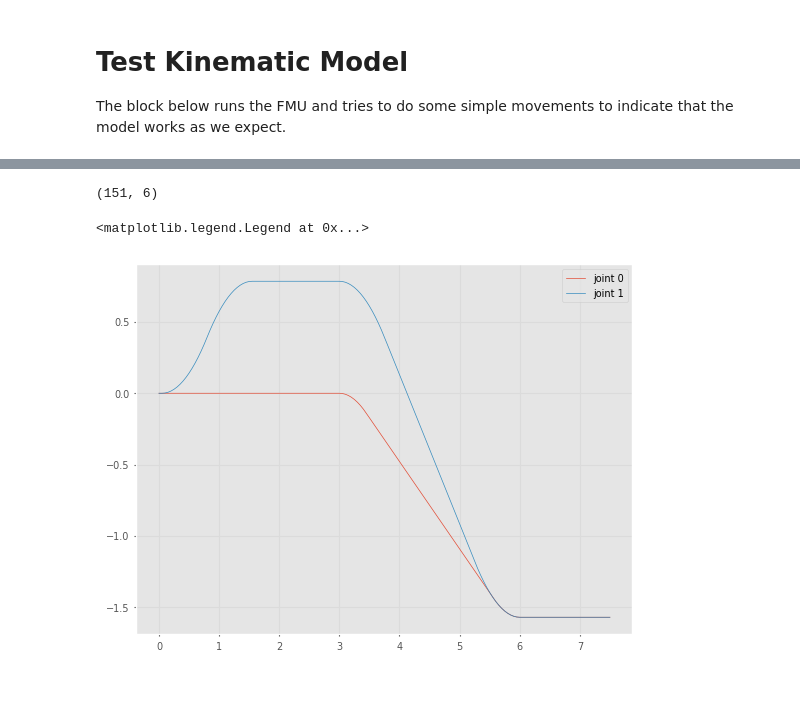
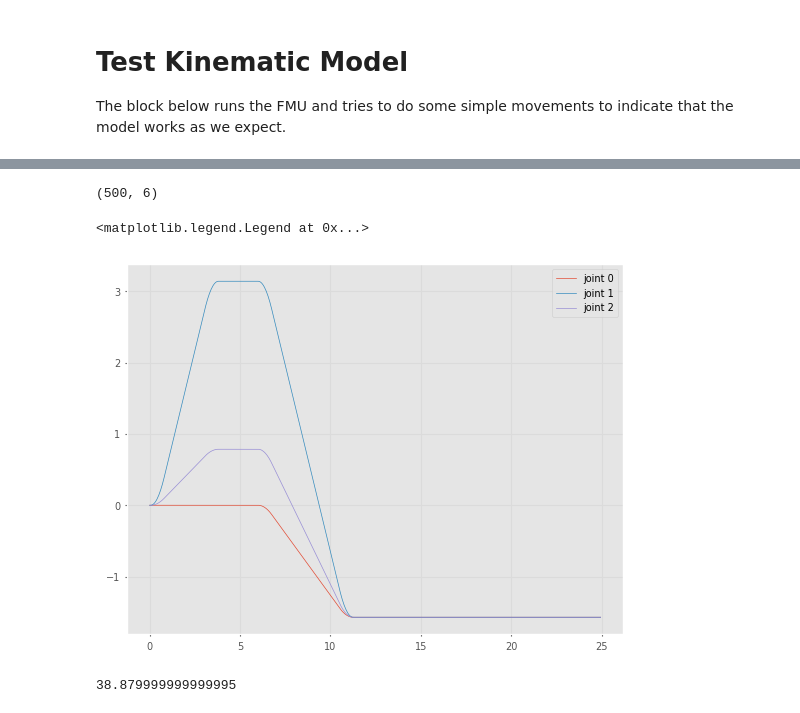
Before and after one commit to ChristianPorsmose/UR3eDTCourse, a Jupyter notebook: DTsolution/models/kinematic_model.ipynb, the cells around one changed output, grey strips where cells are left out. Cells and saved outputs as stored; diff of their text form; code cells hidden in the pictures.

```diff
--- a/DTsolution/models/kinematic_model.ipynb
+++ b/DTsolution/models/kinematic_model.ipynb
@@ -72,14 +72,14 @@ dt = 0.05
 time = [0]
 angle_history = []
 angle_history.append(model.current_joint_angles.copy())
-for i in range(1, 151):
+for i in range(1, 500):
     time.append(i*dt)
     model.fmi2DoStep(time[-1], dt)
     if time[-1] >= 0 and not move1made:
         move1made = True
-        model.fmi2SetCommandedJointAngles([0] + [np.pi/4] * 5)
+        model.fmi2SetCommandedJointAngles([0] + [np.pi] + [np.pi/4] * 4)
         model.fmi2StartMovement()
-    elif time[-1] == 3 and not move2made:
+    elif time[-1] == 6 and not move2made:
         move2made = True
         model.fmi2SetCommandedJointAngles([-np.pi/2] * 6)
         model.fmi2StartMovement()
@@ -90,12 +108,18 @@ angle_history = np.array(angle_history)
 # %%
 np.array(angle_history).shape
 # %% [output]
-(151, 6)
+(500, 6)
 # %%
 plt.plot(time, angle_history[:, 0], label="joint 0")
 plt.plot(time, angle_history[:, 1], label="joint 1")
+plt.plot(time, angle_history[:, 2], label="joint 2")
 
 plt.legend()
 # %% [output]
 <matplotlib.legend.Legend at 0x...>
-[figure, old version]
+[figure, new version]
+# %%
+a = 35.6 + 24.9 + 43.4 + 43.3 + 47.2
+a / 5
+# %% [output]
+38.879999999999995
```
Also changed, not shown: parts of 1 cell of this notebook, 5 other files.
